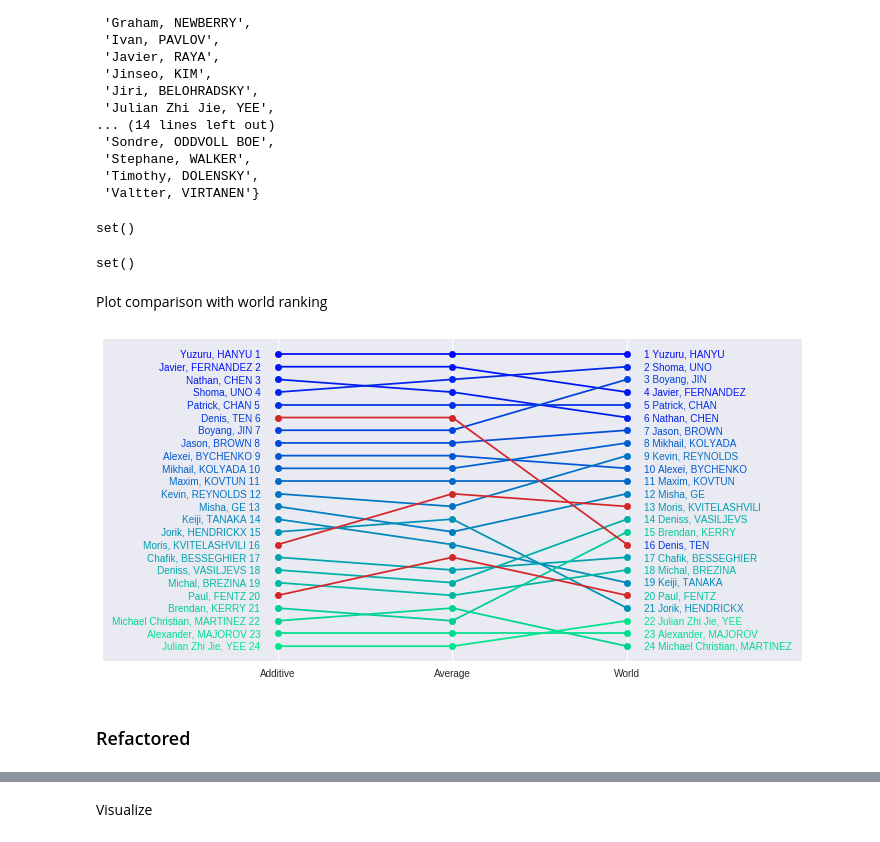
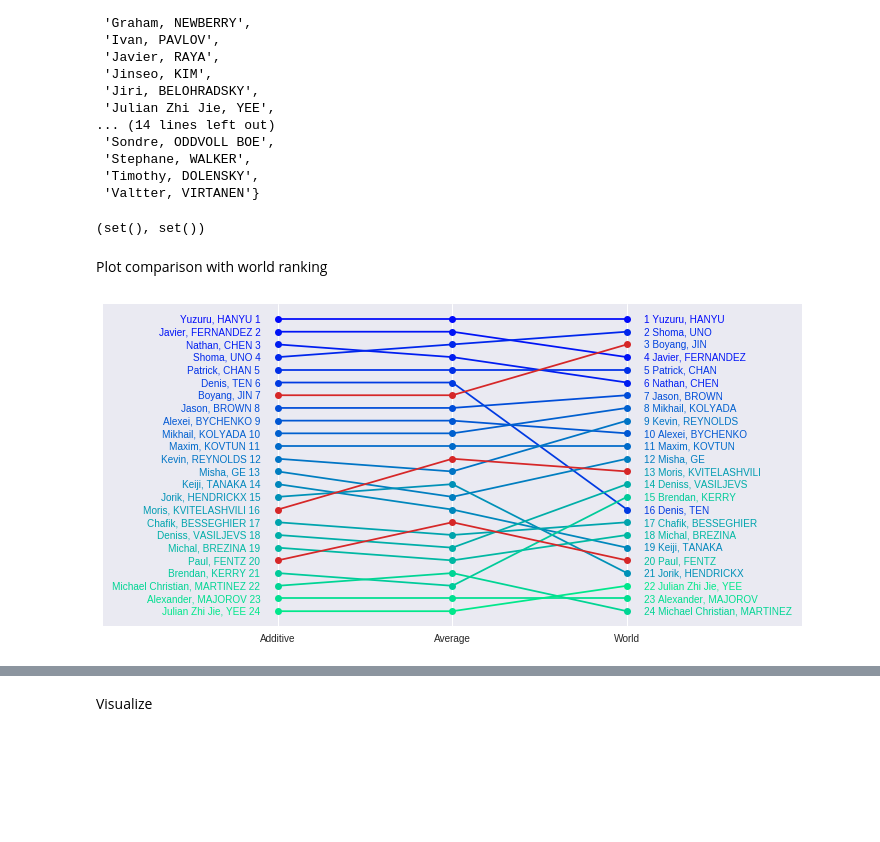
Before and after one commit to khanhnguyendata/skate_predict, a Jupyter notebook: analysis.ipynb, the cells around one changed output, grey strips where cells are left out. Saved outputs shown, nothing was run; the diff lists cells and outputs as text; code cells hidden in the pictures; blank space fills up the shorter version.

```diff
--- a/analysis.ipynb
+++ b/analysis.ipynb
@@ -386,7 +270,7 @@ X = dummies.values
 y = season_scores['score'].values
 
 # Append column of all 1's to the left of feature matrix
-X = np.insert(X, 0, 1, axis=1)
+X = np.insert(X, obj=0, values=1, axis=1)
 
 # Apply normal equation to find linear regression coefficients (including intercept)
 coefs_linear = np.linalg.inv(X.T @ X) @ (X.T @ y)
@@ -614,13 +499,9 @@ skaters_with_small_residual
 event_counts_per_skater = df_compare_add['name'].value_counts()
 skaters_with_one_event = set(event_counts_per_skater[event_counts_per_skater == 1].index)
 # %%
-skaters_with_small_residual - skaters_with_one_event
+skaters_with_small_residual - skaters_with_one_event, skaters_with_one_event - skaters_with_small_residual
 # %% [output]
-set()
+(set(), set())
-# %%
-skaters_with_one_event - skaters_with_small_residual
-# %% [output]
-set()
 # %% [markdown]
 Plot comparison with world ranking
 # %%
@@ -665,13 +546,11 @@ def plot_multiple_rankings(ax, rankings, labels, filepath=None, xfontsize=None,
 # %%
 fig, ax = plt.subplots(figsize=(10, 5))
 plot_multiple_rankings(ax, [linear_ranking, avg_ranking, world_ranking], ['Additive', 'Average', 'World'])
-for line_id in [19, 15, 5]:
+for line_id in [19, 15, 6]:
     del ax.lines[line_id]
 ax.plot(range(3), [4, 7, 4], 'o-', color='tab:red')
 ax.plot(range(3), [8, 12, 11], 'o-', color='tab:red')
-ax.plot(range(3), [18, 18, 8], 'o-', color='tab:red')
-fig.savefig('viz/add_avg_world.png')
+ax.plot(range(3), [17, 17, 21], 'o-', color='tab:red')
+fig.savefig('viz/board:add_avg_world.png')
 # %% [output]
-[figure, old version]
+[figure, new version]
-# %% [markdown]
-### Refactored
```
Also changed, not shown: parts of 49 cells of this notebook.
